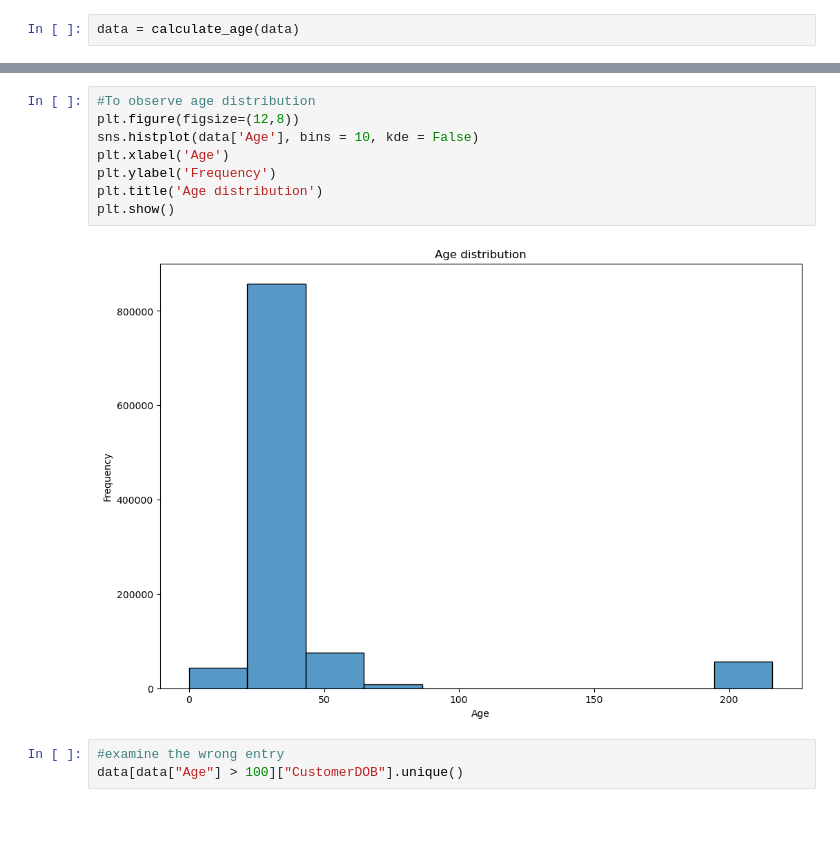
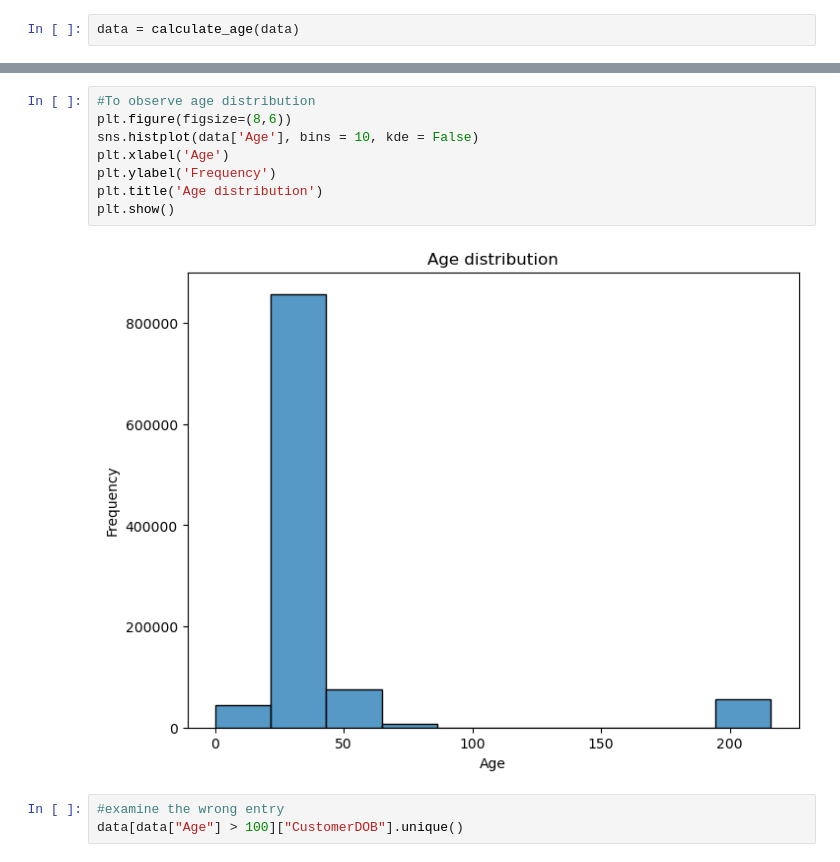
Before and after one commit to willifet/BankTrust-Customer_Customer-Segmentation-Project, a Jupyter notebook: Notebook/BankTrust RFM.ipynb, the cells around one changed output, grey strips where cells are left out. Saved outputs shown, nothing was run; the diff lists cells and outputs as text; blank space fills up the shorter version.

```diff
--- a/Notebook/BankTrust RFM.ipynb
+++ b/Notebook/BankTrust RFM.ipynb
@@ -171,14 +171,14 @@ data.head()
 | 4 | T5 | C9031234 | 1988-03-24 | F | NAVI MUMBAI | 6714.43 | 2016-08-02 | ... |
 # %%
 #To observe age distribution
-plt.figure(figsize=(12,8))
+plt.figure(figsize=(8,6))
 sns.histplot(data['Age'], bins = 10, kde = False)
 plt.xlabel('Age')
 plt.ylabel('Frequency')
 plt.title('Age distribution')
 plt.show()
 # %% [output]
-[figure, old version]
+[figure, new version]
 # %%
 #examine the wrong entry
 data[data["Age"] > 100]["CustomerDOB"].unique()
```
Also changed, not shown: parts of 25 cells of this notebook, 1 other file.
